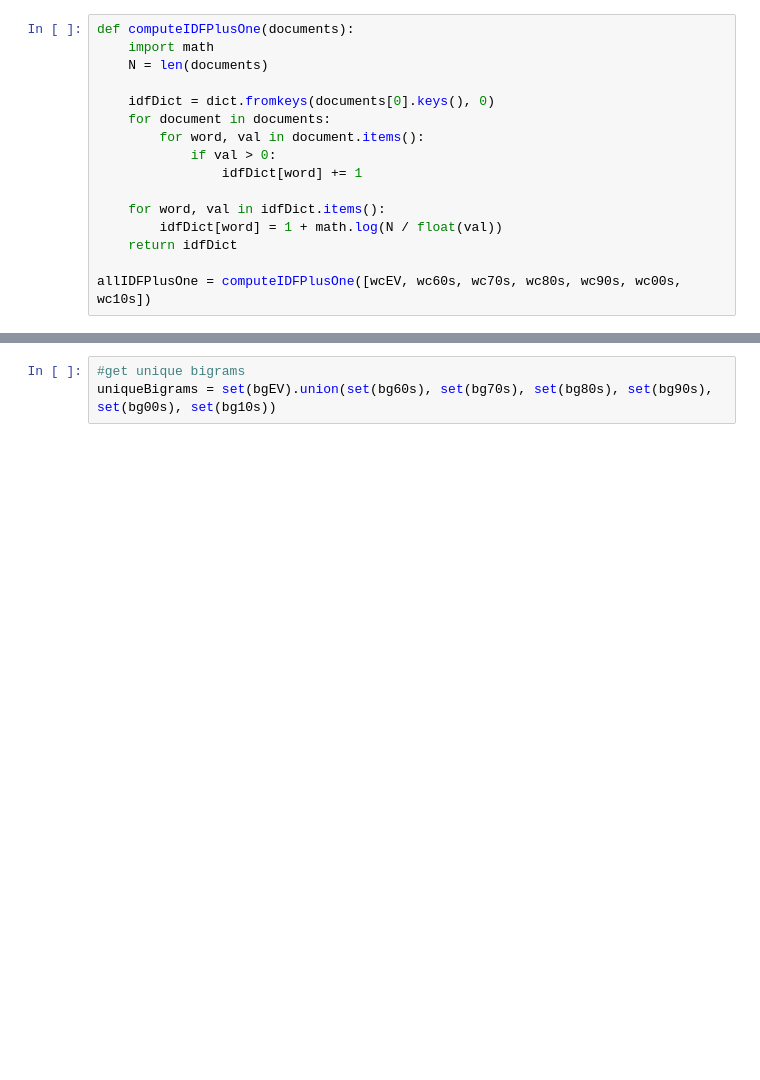
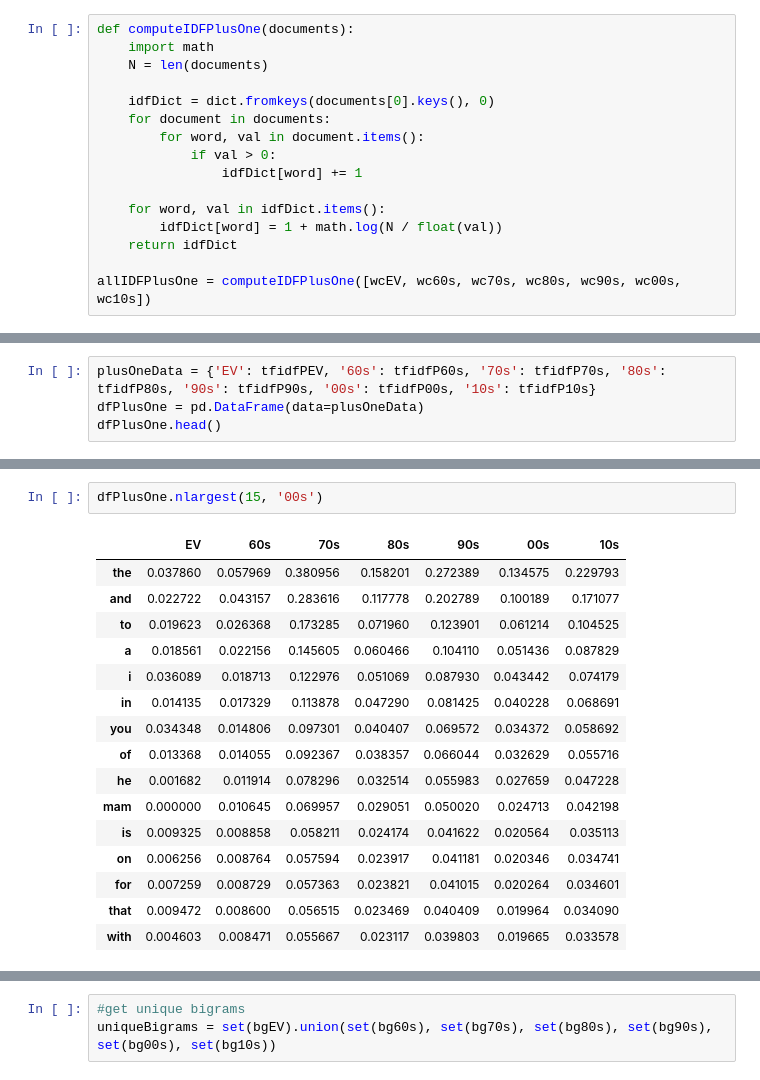
Before and after one commit to feliciamaureen/capstone, a Jupyter notebook: preprocess.ipynb, the cells around one changed output, grey strips where cells are left out. Drawn from its saved outputs; the diff is of its cells as text; blank space fills up the shorter version.

```diff
--- a/preprocess.ipynb
+++ b/preprocess.ipynb
@@ -200,0 +207,4 @@ dfPlusOne
+# %%
+plusOneData = {'EV': tfidfPEV, '60s': tfidfP60s, '70s': tfidfP70s, '80s': tfidfP80s, '90s': tfidfP90s, '00s': tfidfP00s, '10s': tfidfP10s}
+dfPlusOne = pd.DataFrame(data=plusOneData)
+dfPlusOne.head()
@@ -201,3 +218,22 @@ dfPlusOne
+# %%
+dfPlusOne.nlargest(15, '00s')
+# %% [output]
+|  | EV | 60s | 70s | 80s | 90s | 00s | 10s |
+| the | 0.037860 | 0.057969 | 0.380956 | 0.158201 | 0.272389 | 0.134575 | 0.229793 |
+| and | 0.022722 | 0.043157 | 0.283616 | 0.117778 | 0.202789 | 0.100189 | 0.171077 |
+| to | 0.019623 | 0.026368 | 0.173285 | 0.071960 | 0.123901 | 0.061214 | 0.104525 |
+| a | 0.018561 | 0.022156 | 0.145605 | 0.060466 | 0.104110 | 0.051436 | 0.087829 |
+| i | 0.036089 | 0.018713 | 0.122976 | 0.051069 | 0.087930 | 0.043442 | 0.074179 |
+| in | 0.014135 | 0.017329 | 0.113878 | 0.047290 | 0.081425 | 0.040228 | 0.068691 |
+| you | 0.034348 | 0.014806 | 0.097301 | 0.040407 | 0.069572 | 0.034372 | 0.058692 |
+| of | 0.013368 | 0.014055 | 0.092367 | 0.038357 | 0.066044 | 0.032629 | 0.055716 |
+| he | 0.001682 | 0.011914 | 0.078296 | 0.032514 | 0.055983 | 0.027659 | 0.047228 |
+| mam | 0.000000 | 0.010645 | 0.069957 | 0.029051 | 0.050020 | 0.024713 | 0.042198 |
+| is | 0.009325 | 0.008858 | 0.058211 | 0.024174 | 0.041622 | 0.020564 | 0.035113 |
+| on | 0.006256 | 0.008764 | 0.057594 | 0.023917 | 0.041181 | 0.020346 | 0.034741 |
+| for | 0.007259 | 0.008729 | 0.057363 | 0.023821 | 0.041015 | 0.020264 | 0.034601 |
+| that | 0.009472 | 0.008600 | 0.056515 | 0.023469 | 0.040409 | 0.019964 | 0.034090 |
+| with | 0.004603 | 0.008471 | 0.055667 | 0.023117 | 0.039803 | 0.019665 | 0.033578 |
 # %%
 bgEV = list(nltk.bigrams(wordsEurovision))
 bg60s = list(nltk.bigrams(words60s))
```
Also changed, not shown: parts of 22 cells of this notebook.
